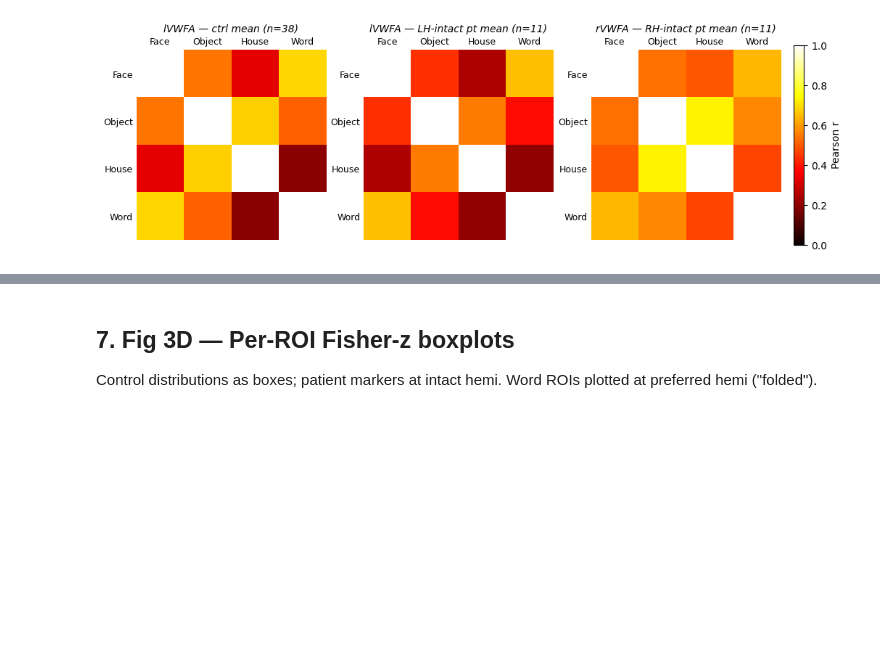
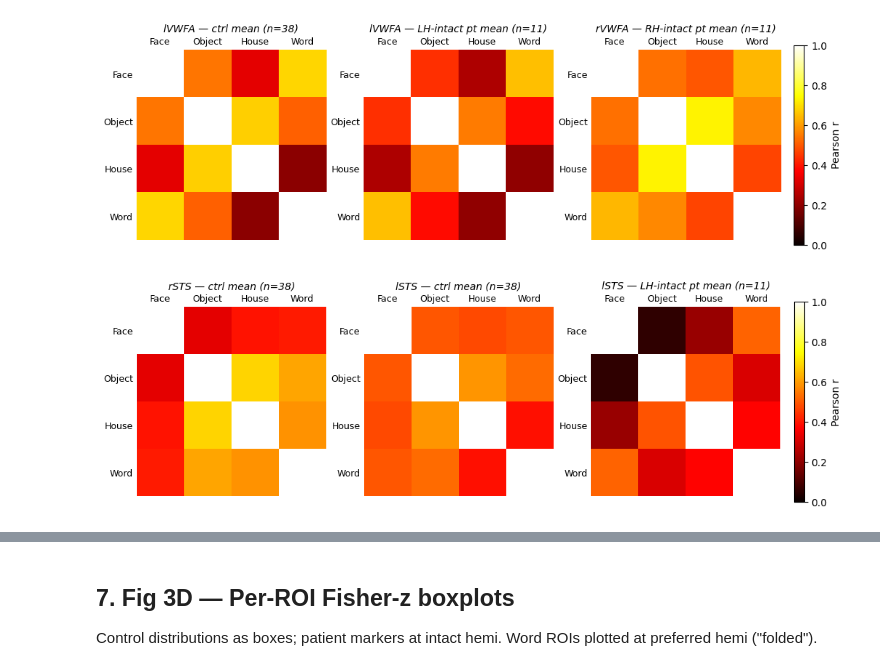
Before and after one commit to cnsimmons/sym_pt, a Jupyter notebook: liu_recreation_v12.ipynb, the cells around one changed output, grey strips where cells are left out. Saved outputs shown, nothing was run; the diff lists cells and outputs as text; code cells hidden in the pictures; blank space fills up the shorter version.

```diff
--- a/liu_recreation_v12.ipynb
+++ b/liu_recreation_v12.ipynb
@@ -1057,3 +1060,71 @@ def plot_rdm_2panel(roi, fname):
 plot_rdm_2panel('word_VWFA', 'liu_exact_fig3AB_VWFA_2panel.png')
 # %% [output]
 [figure]
+# %%
+import numpy as np
+import matplotlib.pyplot as plt
+
+CATS4 = ['face', 'object', 'house', 'word']
+
+def rdm(subj_pw):
+    M = np.full((4, 4), np.nan)
+    for i, a in enumerate(CATS4):
+        for j, b in enumerate(CATS4):
+            if i == j:
+                M[i, j] = 1.0
+                continue
+            hit = subj_pw[subj_pw['pair'].isin([f'{a}-{b}', f'{b}-{a}'])]
+            if len(hit):
+                M[i, j] = np.tanh(hit['fisher_r'].iloc[0])
+    return M
+
+def mean_rdm(df, category, hemi, subjects):
+    """Average RDM across subjects (each subject's RDM computed first, then averaged)."""
+    rdms = []
+    for s in subjects:
+        sdf = df[(df['subject_id'] == s) & (df['category'] == category) & (df['hemi'] == hemi)]
+        if len(sdf) == 6:
+            rdms.append(rdm(sdf))
+    if not rdms:
+        return np.full((4, 4), np.nan), 0
+    return np.nanmean(np.stack(rdms), axis=0), len(rdms)
+
+def plot_rdm_3panel_sts(roi, fname):
+    """1×3 layout: ctrl rSTS | ctrl lSTS | LH-intact pt lSTS.
+    face_STS is RH-dominant. LH-intact patients have a right-hemisphere
+    resection, so their preserved STS tissue is in the left hemisphere.
+    Showing both control hemispheres lets us compare patient lSTS against
+    its typical (lSTS) AND its dominant (rSTS) reference.
+    """
+    ctrl_rh, n_ctrl_r = mean_rdm(ctrl_pw, roi, 'r', ctrl_subs)
+    ctrl_lh, n_ctrl_l = mean_rdm(ctrl_pw, roi, 'l', ctrl_subs)
+    lh_pt_subs = [s for s in otc_subs if pt_intact_hemi(s) == 'l']
+    lh_pt_rdm, n_lh_pt = mean_rdm(pt_pw, roi, 'l', lh_pt_subs)
+
+    short = roi.split('_')[-1]
+    fig, axes = plt.subplots(1, 3, figsize=(12, 4.2))
+    panels = [
+        (ctrl_rh,   f'r{short} — ctrl mean (n={n_ctrl_r})'),
+        (ctrl_lh,   f'l{short} — ctrl mean (n={n_ctrl_l})'),
+        (lh_pt_rdm, f'l{short} — LH-intact pt mean (n={n_lh_pt})'),
+    ]
+    last_im = None
+    for ax, (M, ttl) in zip(axes, panels):
+        im = ax.imshow(M, cmap='hot', vmin=0, vmax=1, aspect='equal')
+        last_im = im
+        ax.set_xticks(range(4)); ax.set_yticks(range(4))
+        ax.set_xticklabels(['Face', 'Object', 'House', 'Word'], fontsize=9)
+        ax.set_yticklabels(['Face', 'Object', 'House', 'Word'], fontsize=9)
+        ax.xaxis.tick_top()
+        ax.set_title(ttl, fontsize=10, style='italic', pad=18)
+        ax.tick_params(length=0)
+        for sp in ax.spines.values():
+            sp.set_visible(False)
+
+    fig.colorbar(last_im, ax=axes, fraction=0.030, pad=0.02, shrink=0.85, label='Pearson r')
+    plt.savefig(FIG_DIR / fname, dpi=300, bbox_inches='tight')
+    plt.show()
+
+plot_rdm_3panel_sts('face_STS', 'liu_exact_fig3AB_STS_3panel.png')
+# %% [output]
+[figure, added]
```
Also changed, not shown: parts of 5 cells of this notebook, 8 other files.
